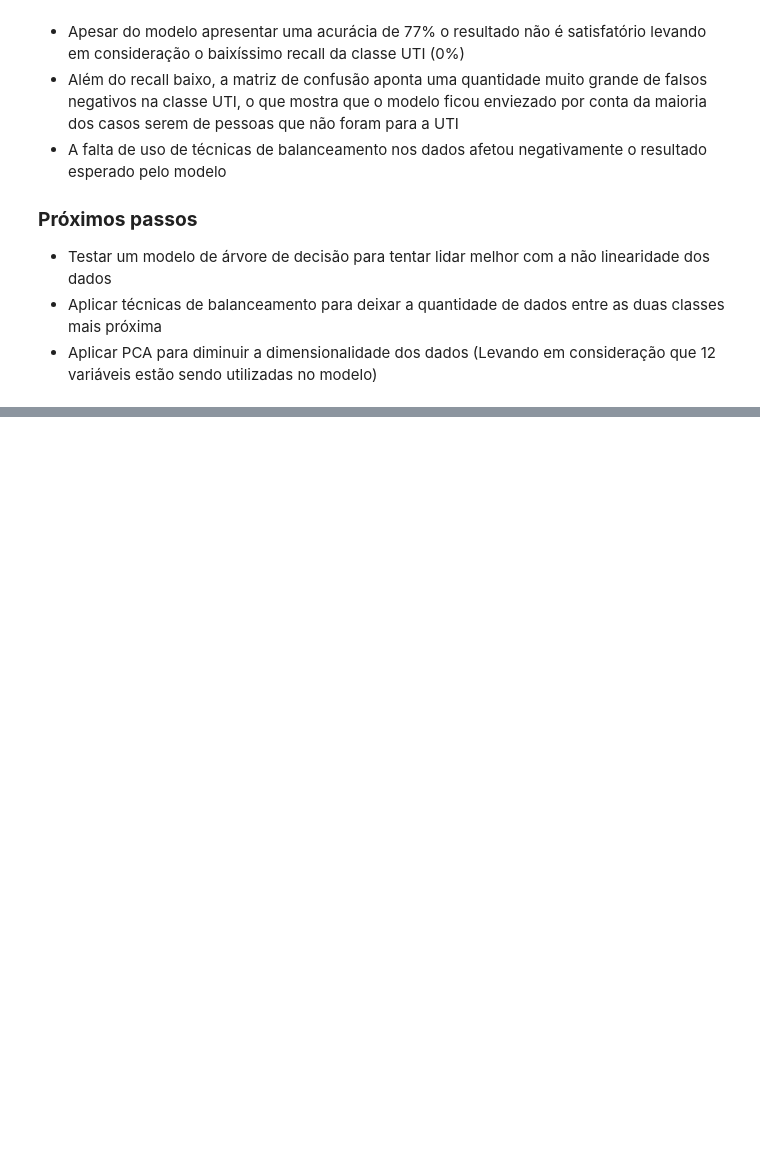
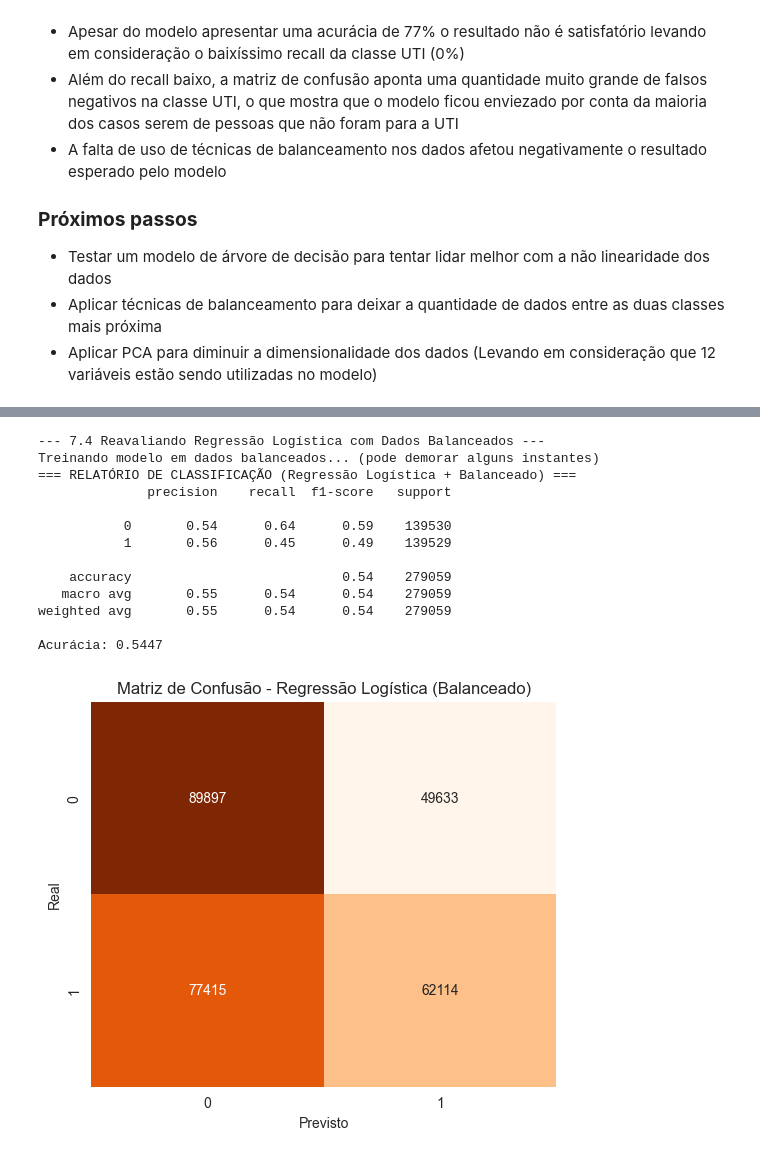
Before and after one commit to Andr3yGabriel/srag-analisis, a Jupyter notebook: main.ipynb, the cells around one changed output, grey strips where cells are left out. Drawn from its saved outputs; the diff is of its cells as text; code cells hidden in the pictures; blank space fills up the shorter version.

```diff
--- a/main.ipynb
+++ b/main.ipynb
@@ -630,0 +740,49 @@ Acurácia: 0.7775
+# %%
+# 7.4 Reavalição da Regressão Logística
+print("\n--- 7.4 Reavaliando Regressão Logística com Dados Balanceados ---")
+# Preparar X e y do dataset balanceado
+# features já foi definido anteriormente como ['NU_IDADE_N'] + cols_comorbidades
+X_balanced = df_balanced[features].copy()
+y_balanced = df_balanced['ALVO_GRAVIDADE']
+
+# Padronizar novamente (CRUCIAL para PCA)
+scaler_balanced = StandardScaler()
+X_balanced_scaled = scaler_balanced.fit_transform(X_balanced)
+# Divisão Treino/Teste
+X_train_bal, X_test_bal, y_train_bal, y_test_bal = train_test_split(
+    X_balanced_scaled, y_balanced, test_size=0.3, random_state=42, stratify=y_balanced
+)
+
+# Treinamento do Modelo
+model_balanced = LogisticRegression(random_state=42, max_iter=100, solver='saga', n_jobs=-1)
+print("Treinando modelo em dados balanceados... (pode demorar alguns instantes)")
+model_balanced.fit(X_train_bal, y_train_bal)
+# Predições
+y_pred_bal = model_balanced.predict(X_test_bal)
+# Métricas
+print("=== RELATÓRIO DE CLASSIFICAÇÃO (Regressão Logística + Balanceado) ===")
+print(classification_report(y_test_bal, y_pred_bal))
+print(f"Acurácia: {accuracy_score(y_test_bal, y_pred_bal):.4f}")
+# Matriz de Confusão
+conf_mat_bal = confusion_matrix(y_test_bal, y_pred_bal)
+plt.figure(figsize=(6, 5))
+sns.heatmap(conf_mat_bal, annot=True, fmt='d', cmap='Oranges', cbar=False)
+plt.xlabel('Previsto')
+plt.ylabel('Real')
+plt.title('Matriz de Confusão - Regressão Logística (Balanceado)')
+plt.show()
+# %% [output]
+--- 7.4 Reavaliando Regressão Logística com Dados Balanceados ---
+Treinando modelo em dados balanceados... (pode demorar alguns instantes)
+=== RELATÓRIO DE CLASSIFICAÇÃO (Regressão Logística + Balanceado) ===
+              precision    recall  f1-score   support
+
+           0       0.54      0.64      0.59    139530
+           1       0.56      0.45      0.49    139529
+
+    accuracy                           0.54    279059
+   macro avg       0.55      0.54      0.54    279059
+weighted avg       0.55      0.54      0.54    279059
+
+Acurácia: 0.5447
+[figure, added]
```
Also changed, not shown: parts of 10 cells of this notebook.
